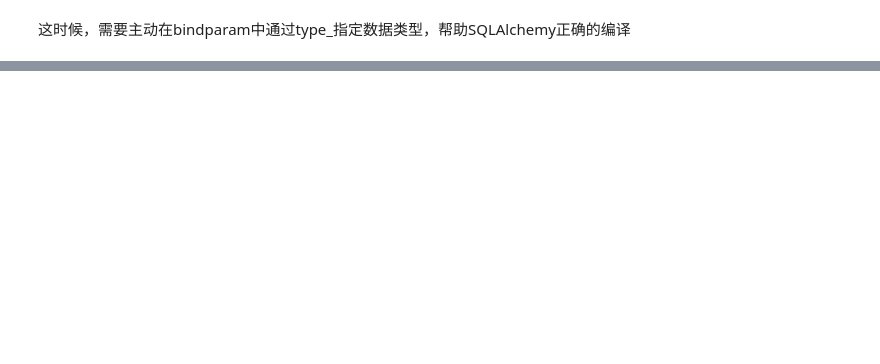
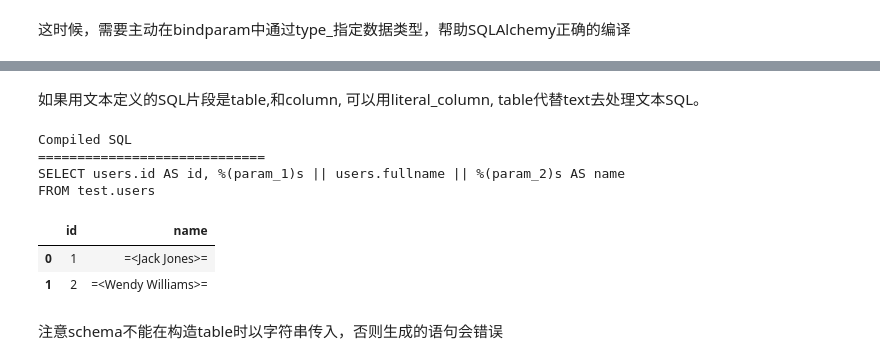
Before and after one commit to tade0726/jupyter_labs, a Jupyter notebook: exolution/0009_sqlalchemy/sqlalchemy_intro.ipynb, the cells around one changed output, grey strips where cells are left out. Drawn from its saved outputs; the diff is of its cells as text; code cells hidden in the pictures; blank space fills up the shorter version.

```diff
--- a/exolution/0009_sqlalchemy/sqlalchemy_intro.ipynb
+++ b/exolution/0009_sqlalchemy/sqlalchemy_intro.ipynb
@@ -1171,0 +1246,30 @@ engine.execute(s, x='%@aol.com', y='%@msn.com').fetchall()
+# %% [markdown]
+如果用文本定义的SQL片段是table,和column, 可以用literal_column, table代替text去处理文本SQL。
+# %%
+from sqlalchemy import literal_column, String,table,literal
+
+users = table('users')
+users.schema = 'test'
+
+s = select(
+    [
+        literal_column('users.id').label('id'),
+        (literal('=<')+literal_column('users.fullname',type_ = String)+literal('>=')).label('name')
+    ]
+).select_from (
+    users
+)
+
+print_sql(engine,s1)
+
+read_select(engine,s1)
+# %% [output]
+Compiled SQL
+=============================
+SELECT users.id AS id, %(param_1)s || users.fullname || %(param_2)s AS name
+FROM test.users
+|  | id | name |
+| 0 | 1 | =<Jack Jones>= |
+| 1 | 2 | =<Wendy Williams>= |
+# %% [markdown]
+注意schema不能在构造table时以字符串传入，否则生成的语句会错误
```
Also changed, not shown: parts of 52 cells of this notebook, 2 other files.
